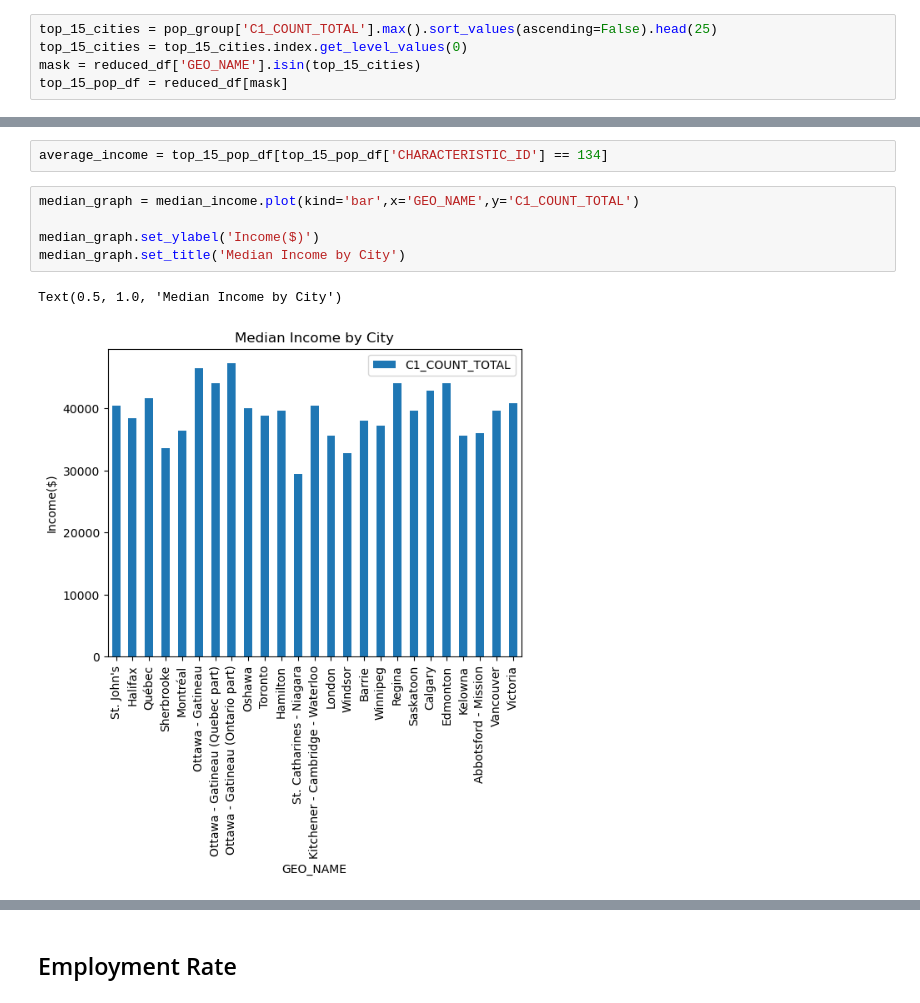
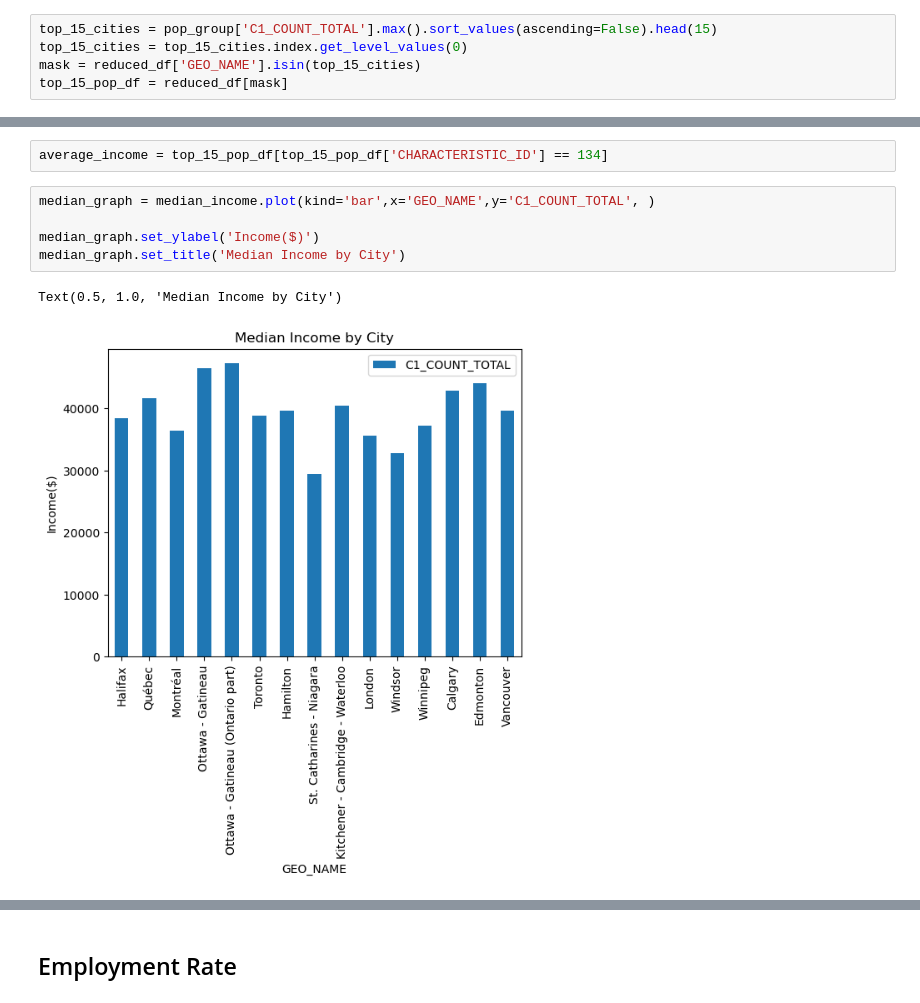
Before and after one commit to detmanski/Overview_Canada_Analysis, a Jupyter notebook: raw_data.ipynb, the cells around one changed output, grey strips where cells are left out. Saved outputs shown, nothing was run; the diff lists cells and outputs as text.

```diff
--- a/raw_data.ipynb
+++ b/raw_data.ipynb
@@ -104,7 +101,7 @@ St. Catharines - Niagara          Population, 2021        433604.0
 Windsor                           Population, 2021        422630.0
 Name: C1_COUNT_TOTAL, dtype: float64
 # %%
-top_15_cities = pop_group['C1_COUNT_TOTAL'].max().sort_values(ascending=False).head(25)
+top_15_cities = pop_group['C1_COUNT_TOTAL'].max().sort_values(ascending=False).head(15)
 top_15_cities = top_15_cities.index.get_level_values(0)
 mask = reduced_df['GEO_NAME'].isin(top_15_cities)
 top_15_pop_df = reduced_df[mask]
@@ -127,13 +124,13 @@ median_income = top_15_pop_df[top_15_pop_df['CHARACTERISTIC_ID'] == 119]
 # %%
 average_income = top_15_pop_df[top_15_pop_df['CHARACTERISTIC_ID'] == 134]
 # %%
-median_graph = median_income.plot(kind='bar',x='GEO_NAME',y='C1_COUNT_TOTAL')
+median_graph = median_income.plot(kind='bar',x='GEO_NAME',y='C1_COUNT_TOTAL', )
 
 median_graph.set_ylabel('Income($)')
 median_graph.set_title('Median Income by City')
 # %% [output]
 Text(0.5, 1.0, 'Median Income by City')
-[figure, old version]
+[figure, new version]
 # %%
 average_graph = average_income.plot(kind='bar',x='GEO_NAME',y='C1_COUNT_TOTAL')
 
```
Also changed, not shown: parts of 11 cells of this notebook, 1 other file.
